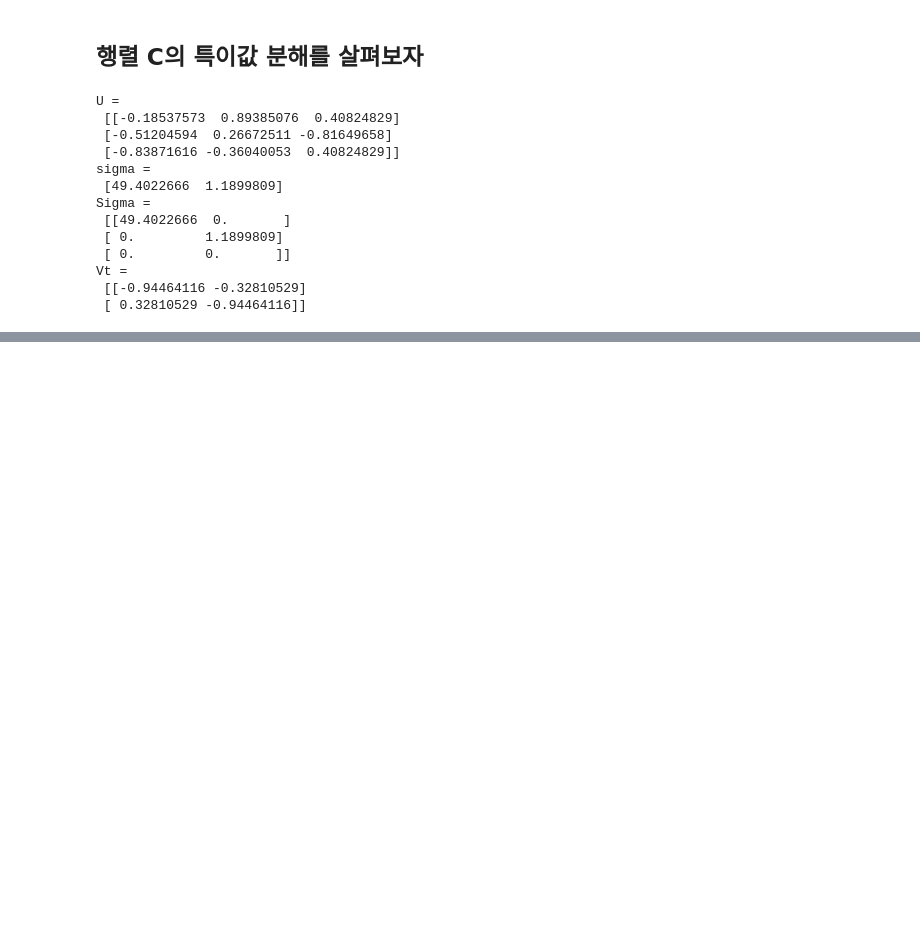
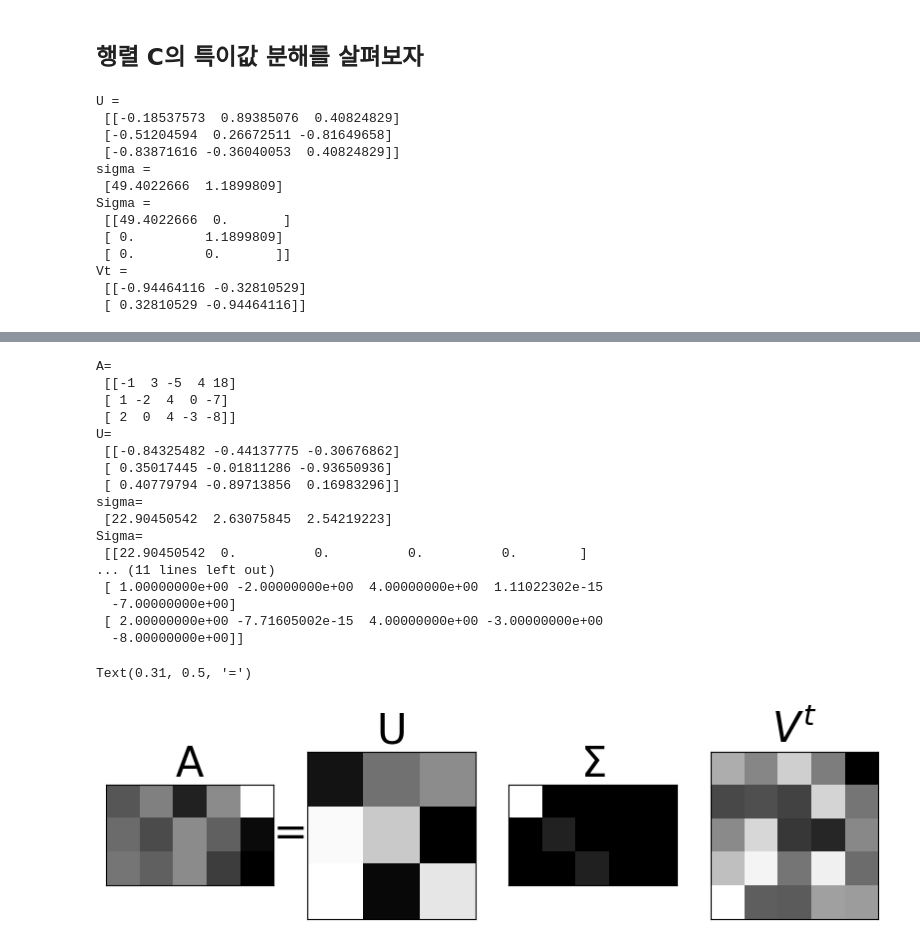
Before and after one commit to TaeKyungg2/essential-mathematics-for-ai, a Jupyter notebook: chapter06/chapter6.ipynb, the cells around one changed output, grey strips where cells are left out. Drawn from its saved outputs; the diff is of its cells as text; code cells hidden in the pictures; blank space fills up the shorter version.

```diff
--- a/chapter06/chapter6.ipynb
+++ b/chapter06/chapter6.ipynb
@@ -45,0 +70,57 @@ Vt =
+# %%
+# Define A as a numpy array
+A=np.array([[-1,3,-5,4,18],[1,-2,4,0,-7],[2,0,4,-3,-8]])
+print("A=\n",A)
+# Find the singular value decomposition of A
+U,sigma,Vt=np.linalg.svd(A)
+print("U=\n",U)
+print("sigma=\n",sigma)
+# store sigma in a diagonal matrix that has the same shape as A
+Sigma=np.zeros(A.shape) # Sigma has the same shape as A
+m=np.amin(A.shape) # pick the smaller number between the number of rows and columns
+Sigma[0:m,0:m]=np.diag(sigma) # place the singular values on the diagnal of Sigma
+print("Sigma=\n",Sigma)
+print("Vt=\n",Vt)
+
+# Let's test if we got the right thing by multiplying U*sigma*transpose of V and recovering A
+product=U.dot(Sigma.dot(Vt))
+print("product=\n",product)
+
+# Let's visualize the above product
+# split the figure into 4 subplots
+fig,subs=plt.subplots(nrows = 1, ncols=4, figsize=(10,5))
+# remove the x and y ticks and labels from all the subplots
+plt.setp(subs, xticks=[], xticklabels=[],yticks=[],yticklabels=[])
+subs[0].imshow(A,cmap=cm.Greys_r)
+subs[0].set_title('A', fontsize=30)
+subs[1].imshow(U,cmap=cm.Greys_r)
+subs[1].set_title('U', fontsize=30)
+subs[2].imshow(Sigma,cmap=cm.Greys_r)
+subs[2].set_title('$\Sigma$', fontsize=30)
+subs[3].imshow(Vt,cmap=cm.Greys_r)
+subs[3].set_title('$V^t$', fontsize=30)
+
+fig.text(0.31,0.5,'=',horizontalalignment='center',
+     verticalalignment='center', fontsize=30, color='k')
+
+# plt.savefig('Fig_visualize_svd1.png')
+# %% [output]
+A=
+ [[-1  3 -5  4 18]
+ [ 1 -2  4  0 -7]
+ [ 2  0  4 -3 -8]]
+U=
+ [[-0.84325482 -0.44137775 -0.30676862]
+ [ 0.35017445 -0.01811286 -0.93650936]
+ [ 0.40779794 -0.89713856  0.16983296]]
+sigma=
+ [22.90450542  2.63075845  2.54219223]
+Sigma=
+ [[22.90450542  0.          0.          0.          0.        ]
+... (11 lines left out)
+ [ 1.00000000e+00 -2.00000000e+00  4.00000000e+00  1.11022302e-15
+  -7.00000000e+00]
+ [ 2.00000000e+00 -7.71605002e-15  4.00000000e+00 -3.00000000e+00
+  -8.00000000e+00]]
+Text(0.31, 0.5, '=')
+[figure, added]
```
Also changed, not shown: parts of 27 cells of this notebook, 1 other file.
